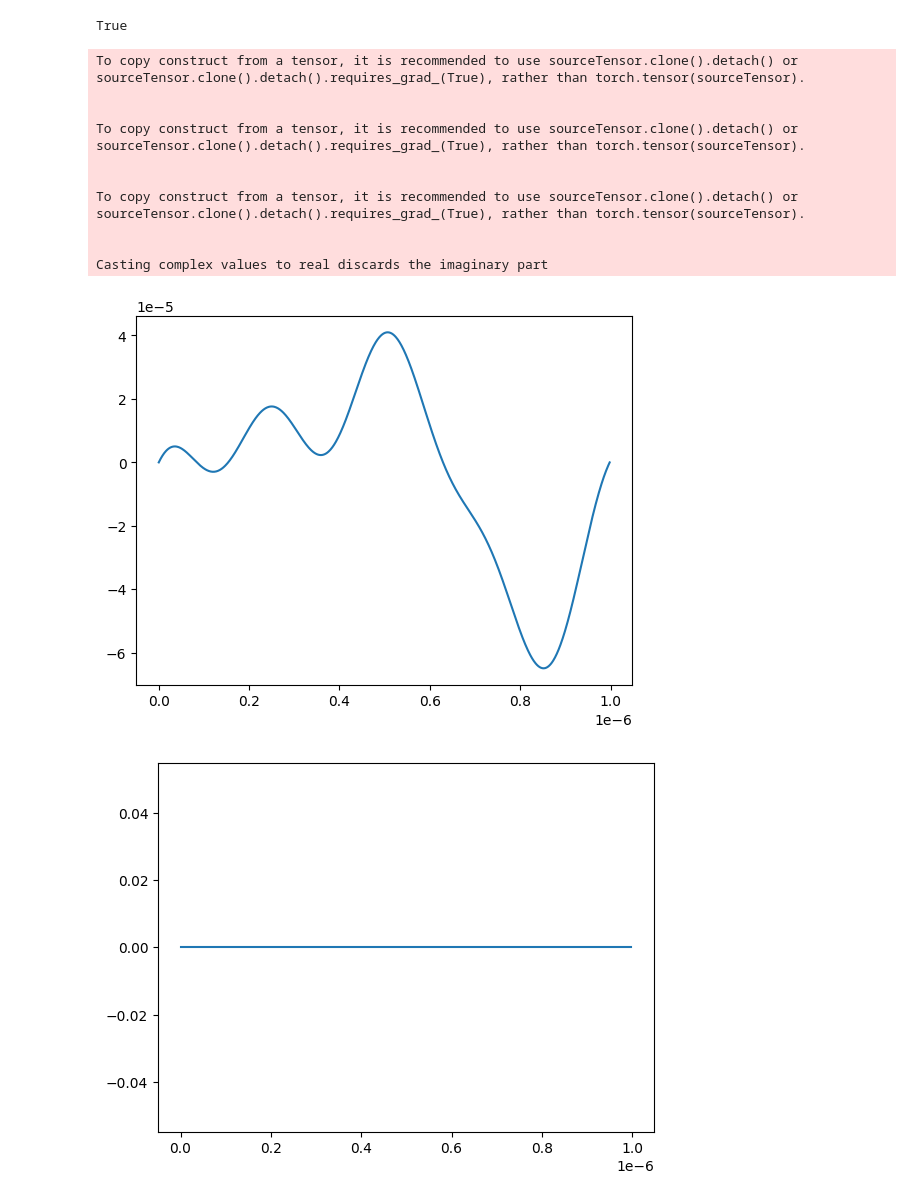
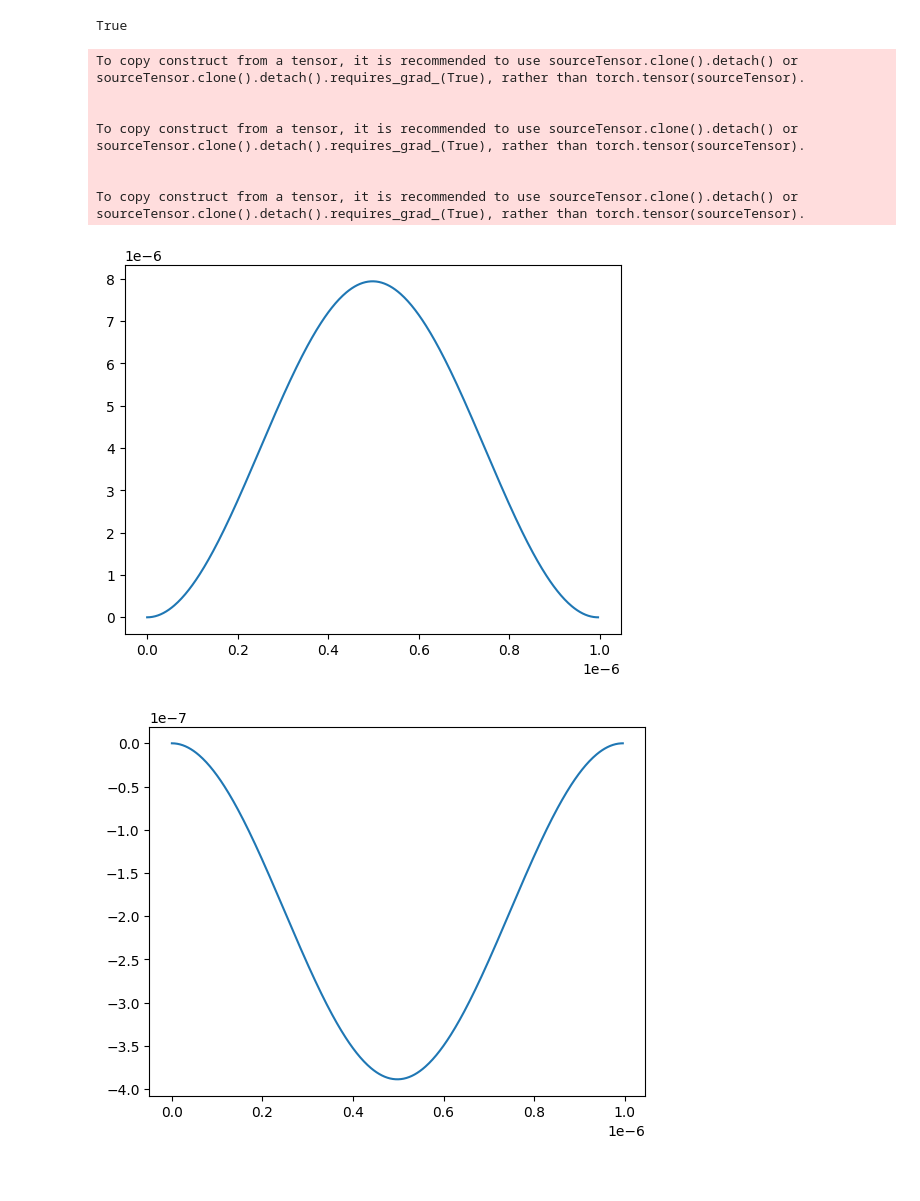
Before and after one commit to mainCSG/QuantumDotControl, a Jupyter notebook: optimal_control/optimal_unitary.ipynb, the cells around one changed output. Saved outputs shown, nothing was run; the diff lists cells and outputs as text; code cells hidden in the pictures.

```diff
--- a/optimal_control/optimal_unitary.ipynb
+++ b/optimal_control/optimal_unitary.ipynb
@@ -83,13 +84,13 @@ def U_k(U, k, N):
 # Dice up the time
 Ti, Tf = 0, 1e-6 # seconds
 
-dt = 0.1e-8 # seconds
+dt = 0.2e-8 # seconds
 M = int((Tf-Ti)/dt)
 t_units = np.arange(Ti, Tf-dt, dt)
 
 # Number of spins
-N = 2
-isDispersive = True
+N = 1
+isDispersive = False
 
 # Plotting help
 def bloch_animation(spin_num, rhos, rho_final, plot=False, bloch_sphere=False):
@@ -178,11 +179,13 @@ def g_fourier_series(t, *coeffs):
 def phi_fourier_series(t, *coeffs):
     # adds offset since phi doesnt have to start and stop @ zero.
     n = len(coeffs[0])
+
     omega = 2 * np.pi / (t[-1]-t[0])
     f = torch.zeros_like(t, dtype=exp_dtype)
     f += coeffs[0][-1]
     a = coeffs[0][:n//2]
     b = coeffs[0][n//2:-1]
+
     for i in range(len(a)):
         f += a[i].repeat(len(t)) * np.sin(i * omega * t)
     for i in range(len(b)):
@@ -190,12 +193,12 @@ def phi_fourier_series(t, *coeffs):
     f -= torch.sum(b).repeat(len(t)) * np.cos(i * omega * t) # ensures start and stop @ zero
     return f
 
-K = 5 # Number of harmonics
+K = 2 # Number of harmonics
 B_rf_scale = 1e5
 g_scale = 1e7
 B_rf_coeffs = Variable(torch.tensor(np.random.randn(2 * K - 1)/B_rf_scale, dtype=exp_dtype), requires_grad=True)
 g_coeffs =  Variable(torch.tensor(np.random.randn(N, 2 * K - 1)/g_scale, dtype=exp_dtype), requires_grad=True)
-phi_coeffs = Variable(torch.tensor(np.random.randn(2 * K), dtype=exp_dtype), requires_grad=True)
+phi_coeffs = Variable(torch.tensor(np.random.randn(2 * K ), dtype=exp_dtype), requires_grad=True)
 
 t_units_tensor = torch.tensor(t_units)
 
@@ -228,35 +231,32 @@ def build_J(t, sigma, *coeffs):
     return all_Js
 
 J_modes = 5
 J_coeffs =  Variable(torch.tensor(np.random.randn(N-1, M)*0, dtype=exp_dtype), requires_grad=True) # Random initial coefficients
 
 sigma = 25 * dt
 J = build_J(t_units_tensor, sigma, torch.abs(J_coeffs))
 
 plt.plot(t_units, B_rf.cpu().detach().numpy())
 plt.show()
 
 for J_ in J:
     plt.plot(t_units, J_.cpu().detach().numpy()/((6.242e-18) * 1e-6))
 plt.show()
 
 for g_ in g:
     plt.plot(t_units, g_.cpu().detach().numpy())
 plt.show()
 
 
 plt.plot(t_units, phi.cpu().detach().numpy())
 plt.show()
 # %% [output]
 To copy construct from a tensor, it is recommended to use sourceTensor.clone().detach() or sourceTensor.clone().detach().requires_grad_(True), rather than torch.tensor(sourceTensor).
 
 
 To copy construct from a tensor, it is recommended to use sourceTensor.clone().detach() or sourceTensor.clone().detach().requires_grad_(True), rather than torch.tensor(sourceTensor).
 
 
 To copy construct from a tensor, it is recommended to use sourceTensor.clone().detach() or sourceTensor.clone().detach().requires_grad_(True), rather than torch.tensor(sourceTensor).
-
-
-Casting complex values to real discards the imaginary part
-[figure, old version]
+[figure, new version]
-[figure, old version]
+[figure, new version]
```
Also changed, not shown: parts of 8 cells of this notebook, 9 other files.
